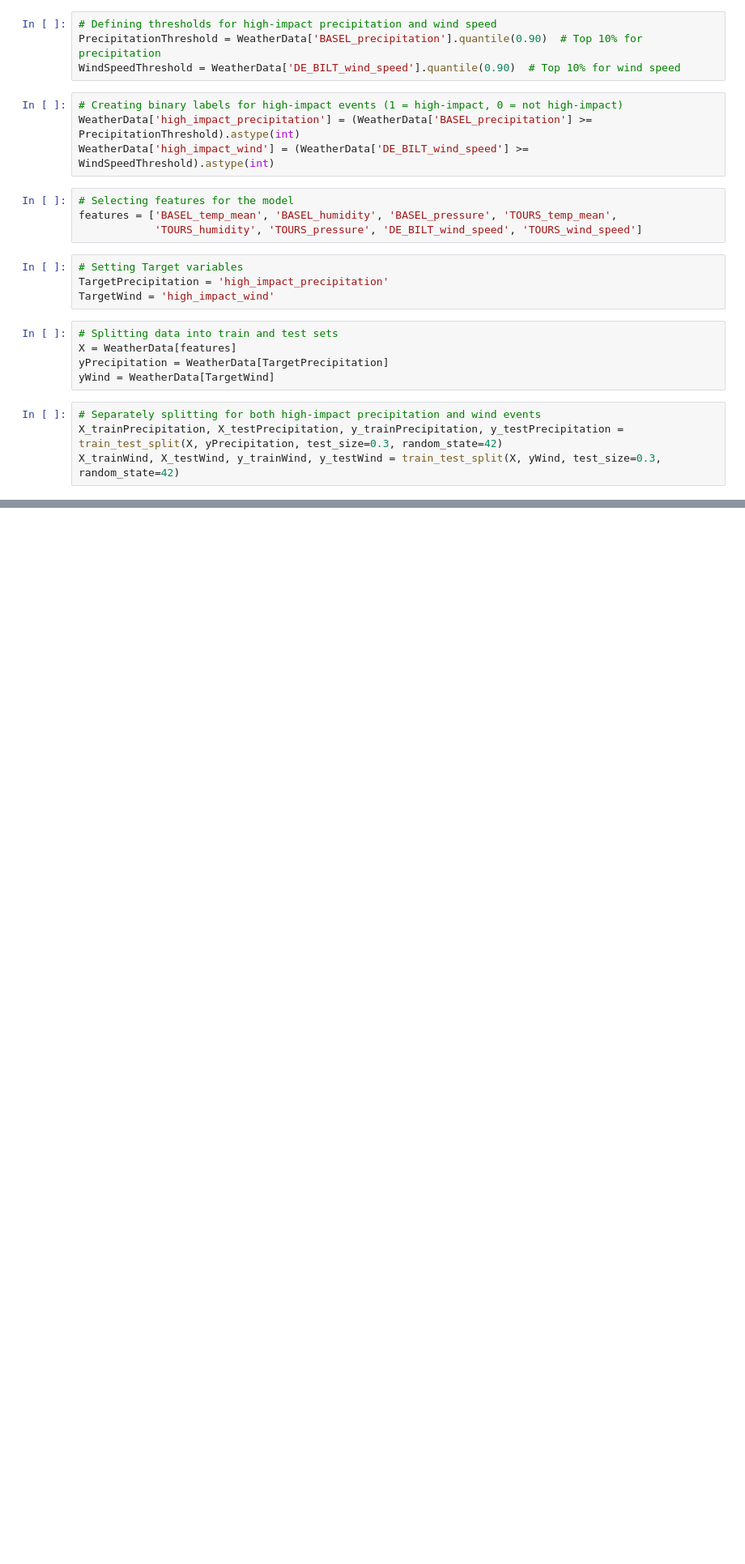
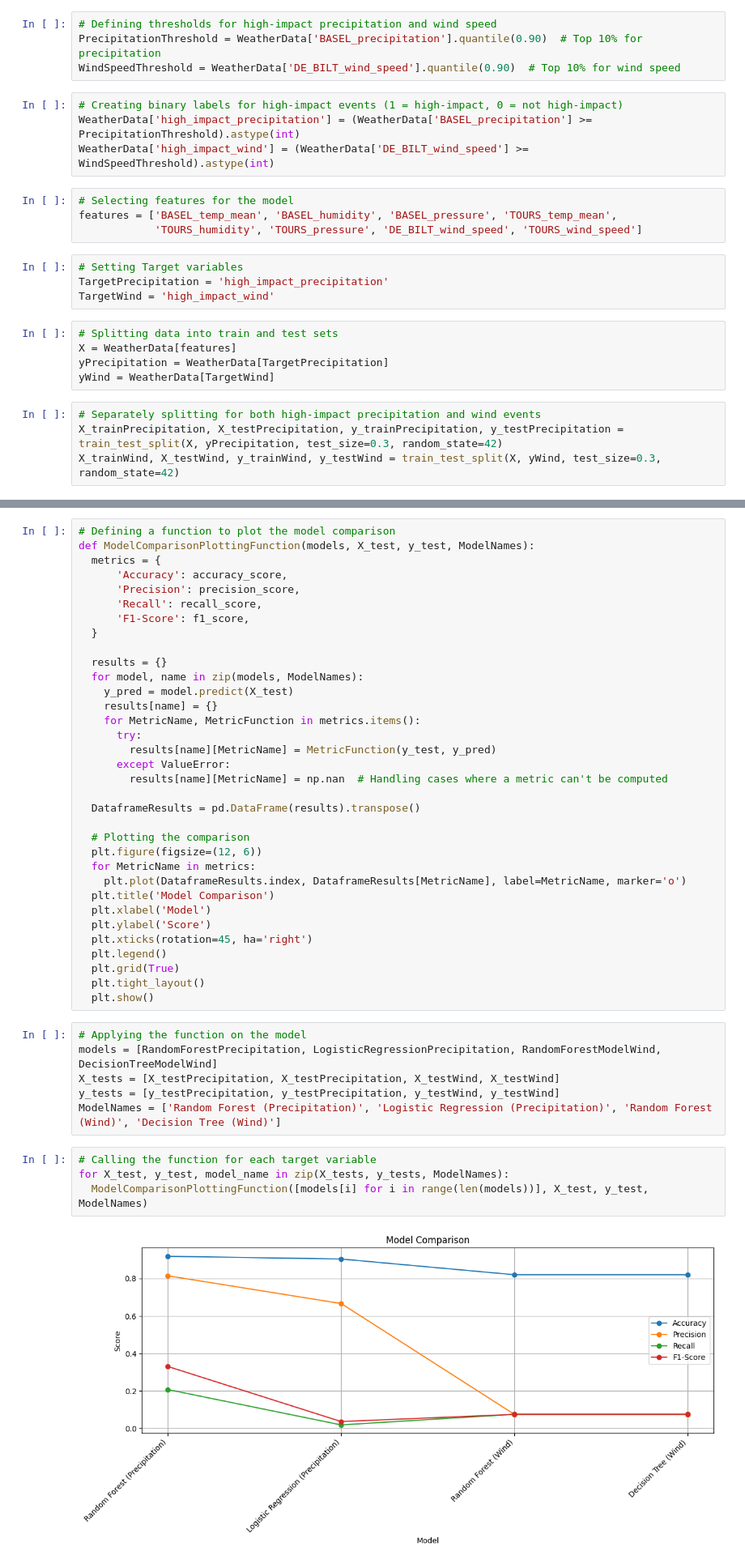
Before and after one commit to rithikashree1707/WeatherPrediction, a Jupyter notebook: Ritika.ipynb, the cells around one changed output, grey strips where cells are left out. Shown at 81% size. Saved outputs shown, nothing was run; the diff lists cells and outputs as text; blank space fills up the shorter version.

```diff
--- a/Ritika.ipynb
+++ b/Ritika.ipynb
@@ -211,0 +310,46 @@ X_trainWind, X_testWind, y_trainWind, y_testWind = train_test_split(X, yWind, te
+# %%
+# Defining a function to plot the model comparison
+def ModelComparisonPlottingFunction(models, X_test, y_test, ModelNames):
+  metrics = {
+      'Accuracy': accuracy_score,
+      'Precision': precision_score,
+      'Recall': recall_score,
+      'F1-Score': f1_score,
+  }
+
+  results = {}
+  for model, name in zip(models, ModelNames):
+    y_pred = model.predict(X_test)
+    results[name] = {}
+    for MetricName, MetricFunction in metrics.items():
+      try:
+        results[name][MetricName] = MetricFunction(y_test, y_pred)
+      except ValueError:
+        results[name][MetricName] = np.nan  # Handling cases where a metric can't be computed
+
+  DataframeResults = pd.DataFrame(results).transpose()
+
+  # Plotting the comparison
+  plt.figure(figsize=(12, 6))
+  for MetricName in metrics:
+    plt.plot(DataframeResults.index, DataframeResults[MetricName], label=MetricName, marker='o')
+  plt.title('Model Comparison')
+  plt.xlabel('Model')
+  plt.ylabel('Score')
+  plt.xticks(rotation=45, ha='right')
+  plt.legend()
+  plt.grid(True)
+  plt.tight_layout()
+  plt.show()
+# %%
+# Applying the function on the model
+models = [RandomForestPrecipitation, LogisticRegressionPrecipitation, RandomForestModelWind, DecisionTreeModelWind]
+X_tests = [X_testPrecipitation, X_testPrecipitation, X_testWind, X_testWind]
+y_tests = [y_testPrecipitation, y_testPrecipitation, y_testWind, y_testWind]
+ModelNames = ['Random Forest (Precipitation)', 'Logistic Regression (Precipitation)', 'Random Forest (Wind)', 'Decision Tree (Wind)']
+# %%
+# Calling the function for each target variable
+for X_test, y_test, model_name in zip(X_tests, y_tests, ModelNames):
+  ModelComparisonPlottingFunction([models[i] for i in range(len(models))], X_test, y_test, ModelNames)
+# %% [output]
+[figure, added]
```
Also changed, not shown: parts of 16 cells of this notebook, 1 other file.
